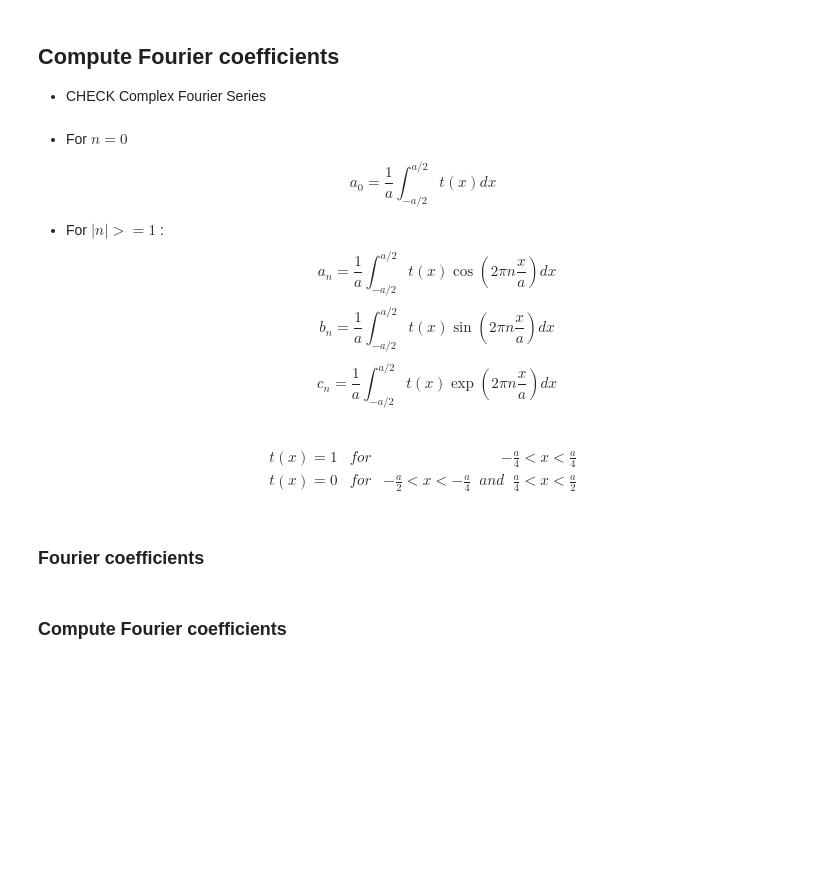
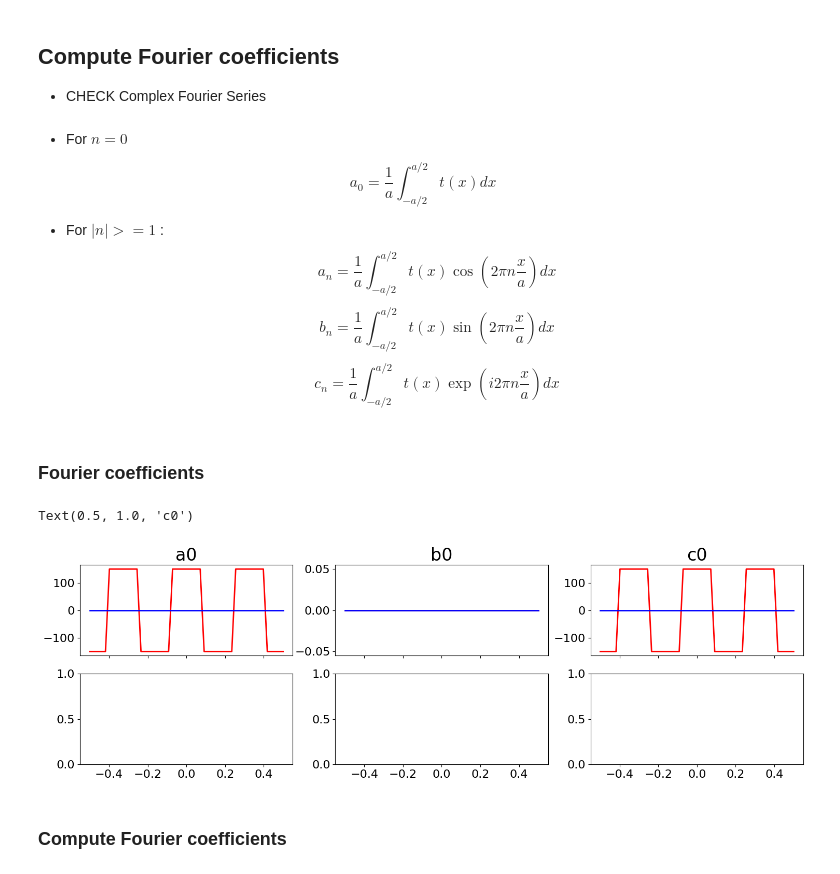
Before and after one commit to sylvielsstfr/AuxtelPSFpoppy, a Jupyter notebook: docs/notebooks/introdiffraction/02_FFT1D_ronchiphasepattern.ipynb, the cells around one changed output. Drawn from its saved outputs; the diff is of its cells as text; code cells hidden in the pictures; blank space fills up the shorter version.

```diff
--- a/docs/notebooks/introdiffraction/02_FFT1D_ronchiphasepattern.ipynb
+++ b/docs/notebooks/introdiffraction/02_FFT1D_ronchiphasepattern.ipynb
@@ -739,15 +704,8 @@ $$
 b_n = \frac{1}{a} \int_{-a/2}^{a/2} t(x) \sin(2\pi n \frac{x}{a}) dx
 $$
 $$
-c_n = \frac{1}{a} \int_{-a/2}^{a/2} t(x) \exp(2\pi n \frac{x}{a}) dx
+c_n = \frac{1}{a} \int_{-a/2}^{a/2} t(x) \exp(i2\pi n \frac{x}{a}) dx
 $$
-# %% [markdown]
-$$
-\begin{array}{lcr}
-t(x) = 1 & for  & -\frac{a}{4}<x<\frac{a}{4} \\
-t(x) = 0 & for  & -\frac{a}{2}< x<-\frac{a}{4} \;\; and \;\; \frac{a}{4}<x<\frac{a}{2}
-\end{array}
-$$
 # %% [markdown]
 ### Fourier coefficients
 # %%
@@ -758,6 +716,33 @@ def integrand_bn(x, n):
     return np.sin(2*np.pi*n*x/a)*set_ronchi_phase_debug(x,opticalelement_nblines_permm=Neff,xshift=0)/a
 def integrand_cn(x, n):
     return np.exp(2j*np.pi*n*x/a)*set_ronchi_phase_debug(x,opticalelement_nblines_permm=Neff,xshift=0)/a
+# %%
+fig,axs = plt.subplots(2,3,figsize=(18,5),sharex=True)
+ax1,ax2,ax3,ax4,ax5,ax6 = axs.flatten()
+
+xrange = np.linspace(-beam_radius_mm/10,+beam_radius_mm/10)
+y_a0 = integrand_an(xrange, 0)
+y_b0 = integrand_bn(xrange, 0)
+y_c0 = integrand_cn(xrange, 0)
+
+y_a1 = integrand_an(xrange, 1)
+y_b1 = integrand_bn(xrange, 1)
+y_c1 = integrand_cn(xrange, 1)
+
+ax1.plot(xrange,y_a0.real,'r-')
+ax1.plot(xrange,y_a0.imag,'b-')
+ax1.set_title("a0")
+
+ax2.plot(xrange,y_b0.real,'r-')
+ax2.plot(xrange,y_b0.imag,'b-')
+ax2.set_title("b0")
+
+ax3.plot(xrange,y_c0.real,'r-')
+ax3.plot(xrange,y_c0.imag,'b-')
+ax3.set_title("c0")
+# %% [output]
+Text(0.5, 1.0, 'c0')
+[figure, added]
 # %% [markdown]
 ### Compute Fourier coefficients
 # %% [markdown]
```
Also changed, not shown: parts of 17 cells of this notebook, 1 other file.
